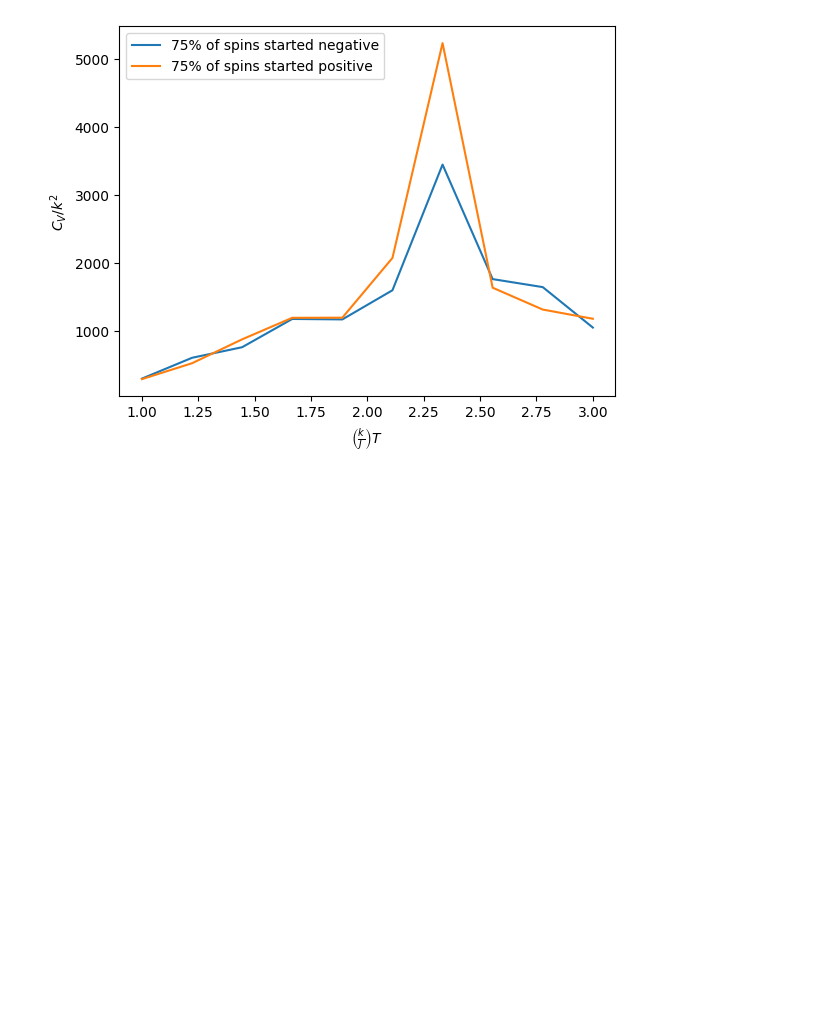
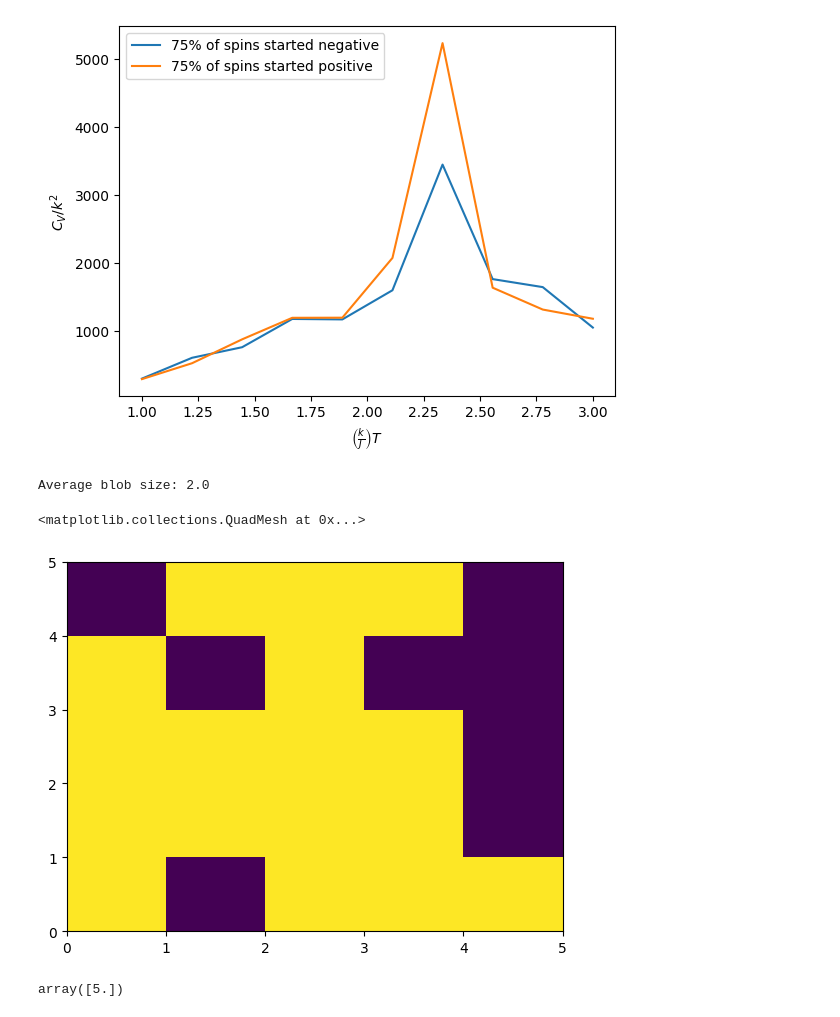
Before and after one commit to thatdavidguy/Ising, a Jupyter notebook: ising simulation.ipynb, the cells around one changed output. Drawn from its saved outputs; the diff is of its cells as text; code cells hidden in the pictures; blank space fills up the shorter version.

Commit message:
Blob sizes

```diff
--- a/ising simulation.ipynb
+++ b/ising simulation.ipynb
@@ -107,0 +106,27 @@ lattice_p
+# %%
+from scipy import ndimage
+
+labeled_matrix, num_features = ndimage.label(lattice_np == -1)
+
+# Calculate the size of each labeled component
+sizes = ndimage.sum((lattice_np == -1).astype(int), labeled_matrix, range(1, num_features + 1))
+
+# Calculate the average size of blobs
+average_size = np.mean(sizes)
+
+print("Average blob size:", average_size)
+# %% [output]
+Average blob size: 2.0
+# %%
+init_random = np.random.random((5,5))
+lattice_np = np.zeros((5, 5))
+lattice_np[init_random>=0.25] = 1
+lattice_np[init_random<0.25] = -1
+plt.pcolormesh(lattice_np)
+# %% [output]
+<matplotlib.collections.QuadMesh at 0x...>
+[figure, added]
+# %%
+sizes[sizes > 1]
+# %% [output]
+array([5.])
```
Also changed, not shown: parts of 1 cell of this notebook, 1 other file.
